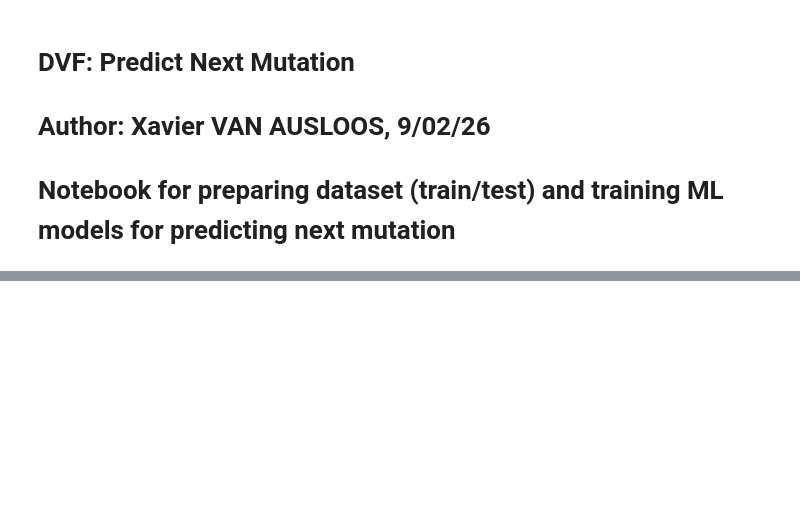
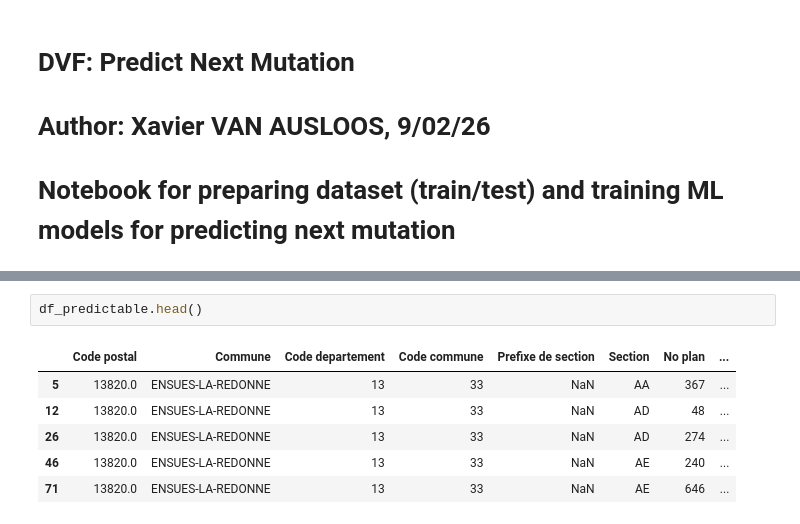
Before and after one commit to xvanausloos/ldi_dvf, a Jupyter notebook: notebooks/04_dvf_dataprep_train_test.ipynb, the cells around one changed output, grey strips where cells are left out. Saved outputs shown, nothing was run; the diff lists cells and outputs as text; blank space fills up the shorter version.

```diff
--- a/notebooks/04_dvf_dataprep_train_test.ipynb
+++ b/notebooks/04_dvf_dataprep_train_test.ipynb
@@ -63,0 +94,9 @@ print(f"Houses with >= 2 mutations: {len(df_predictable)} / {len(df)}")
+# %%
+df_predictable.head()
+# %% [output]
+|  | Code postal | Commune | Code departement | Code commune | Prefixe de section | Section | No plan | ... |
+| 5 | 13820.0 | ENSUES-LA-REDONNE | 13 | 33 | NaN | AA | 367 | ... |
+| 12 | 13820.0 | ENSUES-LA-REDONNE | 13 | 33 | NaN | AD | 48 | ... |
+| 26 | 13820.0 | ENSUES-LA-REDONNE | 13 | 33 | NaN | AD | 274 | ... |
+| 46 | 13820.0 | ENSUES-LA-REDONNE | 13 | 33 | NaN | AE | 240 | ... |
+| 71 | 13820.0 | ENSUES-LA-REDONNE | 13 | 33 | NaN | AE | 646 | ... |
```
Also changed, not shown: parts of 13 cells of this notebook, 11 other files.
